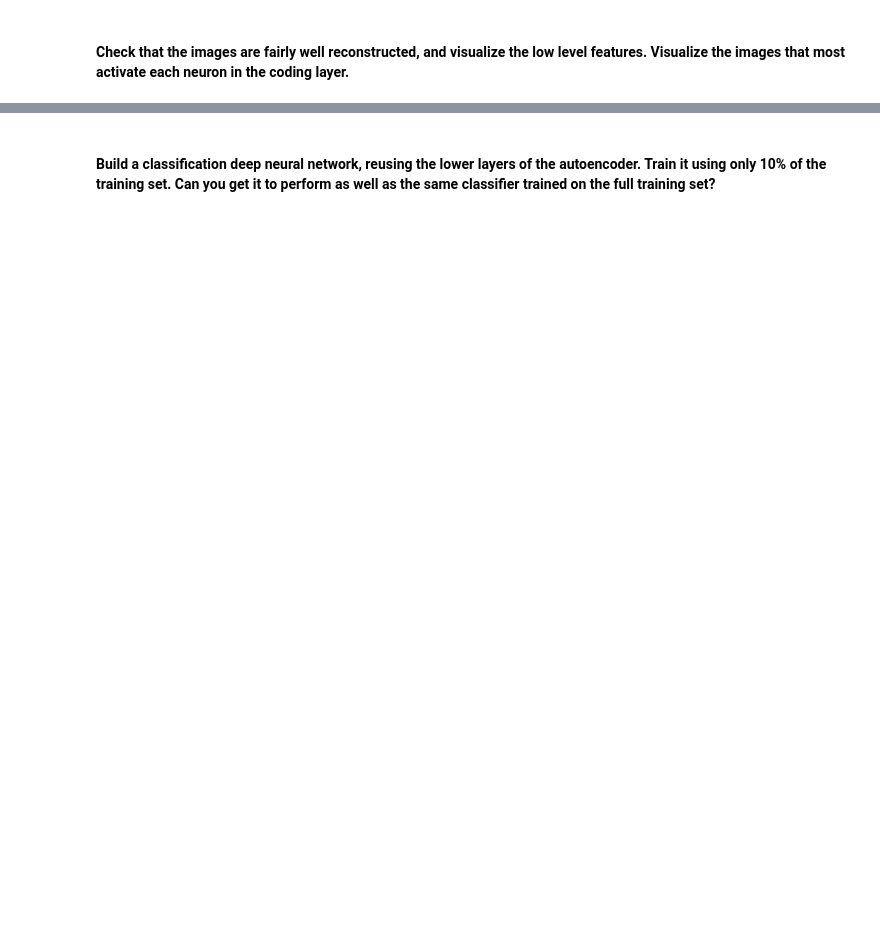
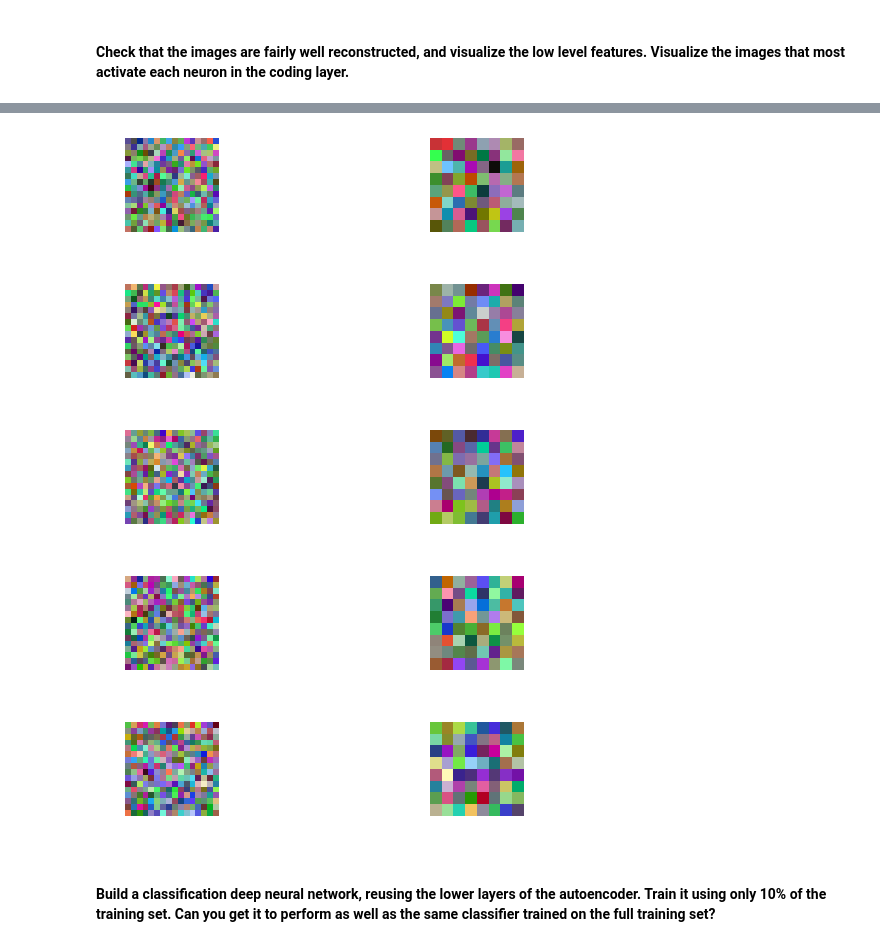
Before and after one commit to DCtheTall/hands-on-machine-learning, a Jupyter notebook: chapter15/Exercises.ipynb, the cells around one changed output, grey strips where cells are left out. Saved outputs shown, nothing was run; the diff lists cells and outputs as text; code cells hidden in the pictures; blank space fills up the shorter version.

```diff
--- a/chapter15/Exercises.ipynb
+++ b/chapter15/Exercises.ipynb
@@ -128,0 +277,7 @@ def shuffle_batches(X, y, batch_size):
+# %%
+# Getting the weights in the coding layers.
+
+with tf.Session() as sess:
+  init.run()
+  weights1_val = W1.eval()
+  weights2_val = W2.eval()
@@ -129,2 +290,31 @@ def shuffle_batches(X, y, batch_size):
+# %%
+# Defining a function for reshaping the weights layer.
+
+def reshape_weights(weights, image_dim):
+  pixels = [None for _ in range(image_dim ** 2)]
+  for i in range(image_dim ** 2):
+    pixels[i] = [weights[i + (j * (image_dim ** 2))] for j in range(3)]
+  return np.array(pixels, dtype=np.float32)
+# %%
+# Visualizing the coding layers. I use Scikit-Learn's MinMaxScaler to transform
+# the weights to the range [0, 1].
+
+from sklearn.preprocessing import MinMaxScaler
+
+W1 = MinMaxScaler().fit_transform(weights1_val.T)
+W2 = MinMaxScaler().fit_transform(weights2_val.T)
+for i in range(5):
+  plt.figure(figsize=(10, 10))
+  plt.subplot(5, 2, (2 * i) + 1)
+  plot_image(reshape_weights(W1[i], 16), shape=(16, 16, 3))
+  plt.subplot(5, 2, (2 * i) + 2)
+  plot_image(reshape_weights(W2[i], 8), shape=(8, 8, 3))
+plt.show()
+# %% [output]
+[figure, added]
+[figure, added]
+[figure, added]
+[figure, added]
+[figure, added]
 # %% [markdown]
 #### Build a classification deep neural network, reusing the lower layers of the autoencoder. Train it using only 10% of the training set. Can you get it to perform as well as the same classifier trained on the full training set?
```
Also changed, not shown: parts of 14 cells of this notebook.
